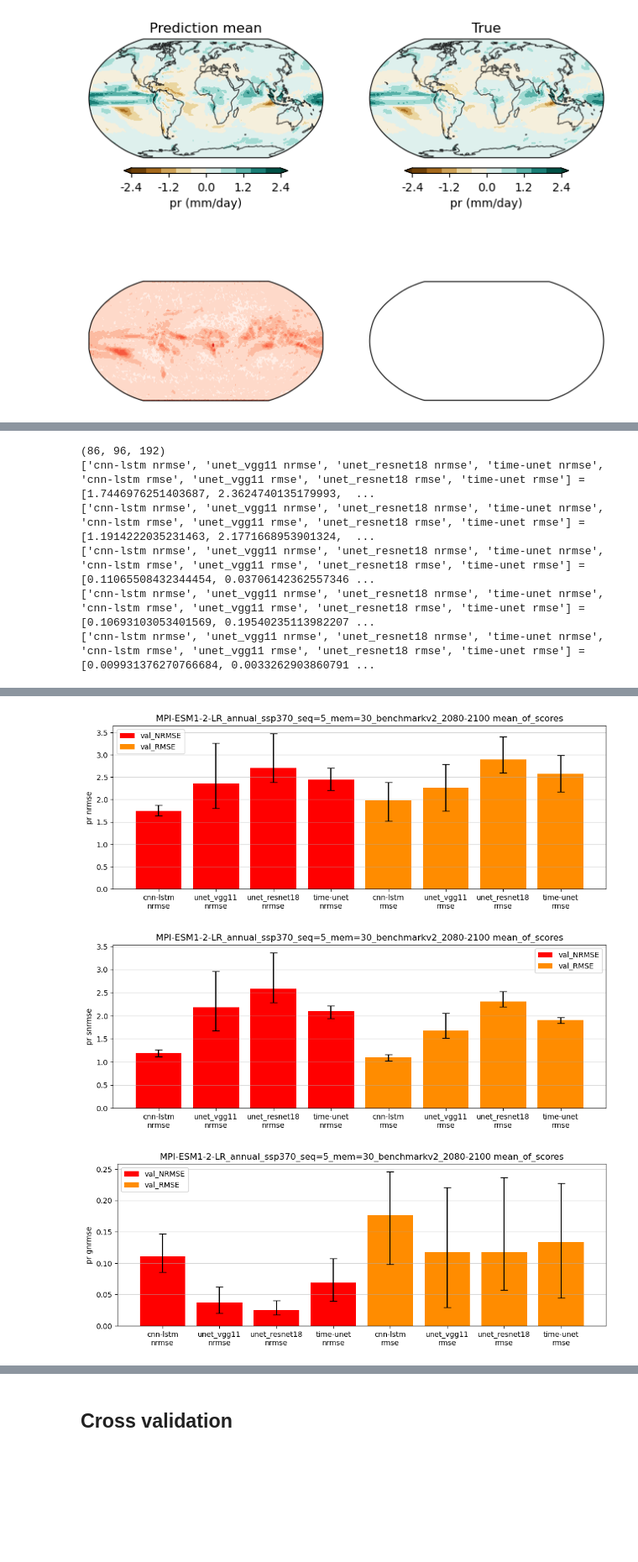
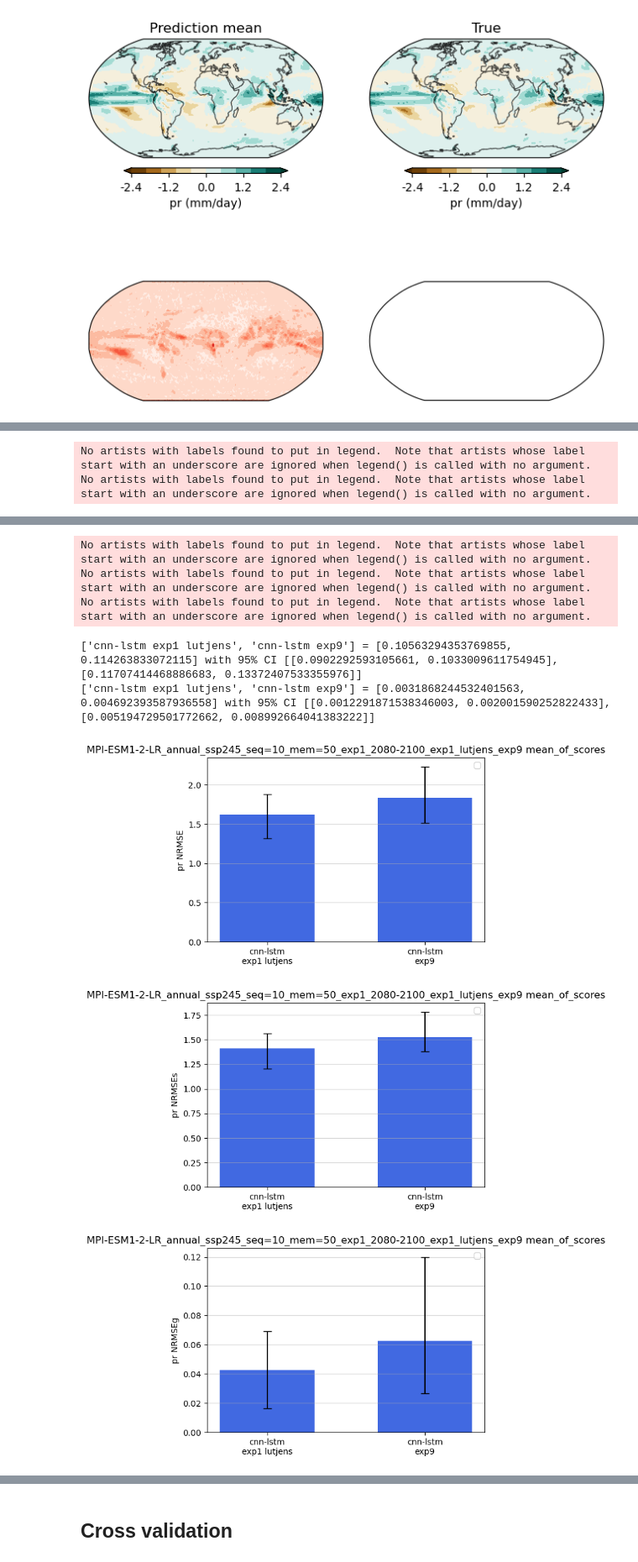
Before and after one commit to zoeleila/scenarIA, a Jupyter notebook: src/plots/plots_predictions.ipynb, the cells around one changed output, grey strips where cells are left out. Shown at 84% size. Cells and saved outputs as stored; diff of their text form; code cells hidden in the pictures; blank space fills up the shorter version.

```diff
--- a/src/plots/plots_predictions.ipynb
+++ b/src/plots/plots_predictions.ipynb
@@ -63,8 +46,14 @@ y_hat_dict = {
 # %%
 # Figure : Temporal profile for 1 test
 
+# Create a dictionary with all tests (if multiples runs, create a list of len(y_hat) = runs)
+y_hat_dict = {
+    'cnn-lstm_lutjens': [c6[run] for run in range(c6.shape[0])],
+  }
+
 for key, value in y_hat_dict.items():
     mini_dict = {key:value}
+    color_dict = {key: color}
     title = title_base + f'_{key}'
-    compare_temporal_profiles(y, mini_dict, t, var_name, lats, point=None, window_size=None, config_plots=config_plots, title=title, save_dir=save_dir)
+    compare_temporal_profiles(y, mini_dict, t, var_name, lats, point=None, window_size=None, config_plots=config_plots, colors=color_dict, title=title, save_dir=save_dir)
 # %% [output]
@@ -125,11 +107,10 @@ KeyboardInterrupt:
 
 
 y_hat_dict = {
-    'cnn-lstm_nrmse': [c5[run] for run in range(c5.shape[0])],
-    'unet_vgg11_nrmse': [c6[run] for run in range(c6.shape[0])],
-    'unet_resnet18_nrmse': [c7[run] for run in range(c7.shape[0])],
-    'time-unet_nrmse': [c8[run] for run in range(c8.shape[0])]
-
+    'CNN-LSTM': [c5[run] for run in range(c5.shape[0])],
+    'U-Net VGG1': [c6[run] for run in range(c6.shape[0])],
+    'U-Net ResNet-18': [c7[run] for run in range(c7.shape[0])],
+    'time-U-Net': [c8[run] for run in range(c8.shape[0])],
   }
 y = y[-21:, :, :]
 for key, y_hat in y_hat_dict.items():
@@ -154,17 +135,17 @@ compare_metrics_maps(y,
 ## Compute NRMSE
 print(y.shape)
 y_hat_dict = {
-    'cnn-lstm nrmse': [c5[run] for run in range(c5.shape[0])],
-    'unet_vgg11 nrmse': [c6[run] for run in range(c6.shape[0])],
-    'unet_resnet18 nrmse': [c7[run] for run in range(c7.shape[0])],
-    'time-unet nrmse': [c8[run] for run in range(c8.shape[0])],
-    'cnn-lstm rmse': [c9[run] for run in range(c9.shape[0])],
-    'unet_vgg11 rmse': [c10[run] for run in range(c10.shape[0])],
-    'unet_resnet18 rmse': [c11[run] for run in range(c11.shape[0])],
-    'time-unet rmse': [c12[run] for run in range(c12.shape[0])],
+    'exp1': [c5[run] for run in range(c5.shape[0])],
+    'exp5': [c6[run] for run in range(c6.shape[0])],
+    'exp9': [c7[run] for run in range(c7.shape[0])],
+    'exp11': [c8[run] for run in range(c8.shape[0])],
+    'exp6': [c9[run] for run in range(c9.shape[0])]
   }
-colors = ['red', 'red','red','red','darkorange','darkorange','darkorange','darkorange']
-labels = ['val_NRMSE', '_val_NRMSE','_val_NRMSE','_val_NRMSE', 'val_RMSE' , '_val_RMSE', '_val_RMSE', '_val_RMSE']
+y_hat_dict = {
+    'cnn-lstm exp1 lutjens': [c6[run] for run in range(c6.shape[0])],
+    'cnn-lstm exp9': [c7[run] for run in range(c7.shape[0])],
+  }
+
 
 y = y[-21:, :, :]
 for key, y_hat in y_hat_dict.items():
@@ -173,16 +154,12 @@ compare_metrics(y,
                 y_hat_dict,
                 lats=lats,
                 var_name=var_name,
-                title=f'{title_base}_2080-2100',
+                title=f'{title_base}_2080-2100_exp1_lutjens_exp9',
                 save_dir=save_dir,
                 ensemble_scoring='mean_of_scores',
-                figsize=(12,4),
-                colors=colors ,
-                labels=labels)
+                figsize=(6,4),
+                colors=color ,
+                labels=None)
 # %% [output]
-(86, 96, 192)
-['cnn-lstm nrmse', 'unet_vgg11 nrmse', 'unet_resnet18 nrmse', 'time-unet nrmse', 'cnn-lstm rmse', 'unet_vgg11 rmse', 'unet_resnet18 rmse', 'time-unet rmse'] = [1.7446976251403687, 2.3624740135179993,  ...
-['cnn-lstm nrmse', 'unet_vgg11 nrmse', 'unet_resnet18 nrmse', 'time-unet nrmse', 'cnn-lstm rmse', 'unet_vgg11 rmse', 'unet_resnet18 rmse', 'time-unet rmse'] = [1.1914222035231463, 2.1771668953901324,  ...
-['cnn-lstm nrmse', 'unet_vgg11 nrmse', 'unet_resnet18 nrmse', 'time-unet nrmse', 'cnn-lstm rmse', 'unet_vgg11 rmse', 'unet_resnet18 rmse', 'time-unet rmse'] = [0.11065508432344454, 0.03706142362557346 ...
-['cnn-lstm nrmse', 'unet_vgg11 nrmse', 'unet_resnet18 nrmse', 'time-unet nrmse', 'cnn-lstm rmse', 'unet_vgg11 rmse', 'unet_resnet18 rmse', 'time-unet rmse'] = [0.10693103053401569, 0.19540235113982207 ...
-['cnn-lstm nrmse', 'unet_vgg11 nrmse', 'unet_resnet18 nrmse', 'time-unet nrmse', 'cnn-lstm rmse', 'unet_vgg11 rmse', 'unet_resnet18 rmse', 'time-unet rmse'] = [0.009931376270766684, 0.0033262903860791 ...
+No artists with labels found to put in legend.  Note that artists whose label start with an underscore are ignored when legend() is called with no argument.
+No artists with labels found to put in legend.  Note that artists whose label start with an underscore are ignored when legend() is called with no argument.
@@ -189,3 +170,8 @@ compare_metrics(y,
+No artists with labels found to put in legend.  Note that artists whose label start with an underscore are ignored when legend() is called with no argument.
+No artists with labels found to put in legend.  Note that artists whose label start with an underscore are ignored when legend() is called with no argument.
+No artists with labels found to put in legend.  Note that artists whose label start with an underscore are ignored when legend() is called with no argument.
+['cnn-lstm exp1 lutjens', 'cnn-lstm exp9'] = [0.10563294353769855, 0.114263833072115] with 95% CI [[0.0902292593105661, 0.1033009611754945], [0.11707414468886683, 0.13372407533355976]]
+['cnn-lstm exp1 lutjens', 'cnn-lstm exp9'] = [0.0031868244532401563, 0.004692393587936558] with 95% CI [[0.0012291871538346003, 0.002001590252822433], [0.005194729501772662, 0.008992664041383222]]
-[figure, old version]
+[figure, new version]
-[figure, old version]
+[figure, new version]
-[figure, old version]
+[figure, new version]
```
Also changed, not shown: parts of 6 cells of this notebook, 8 other files.
